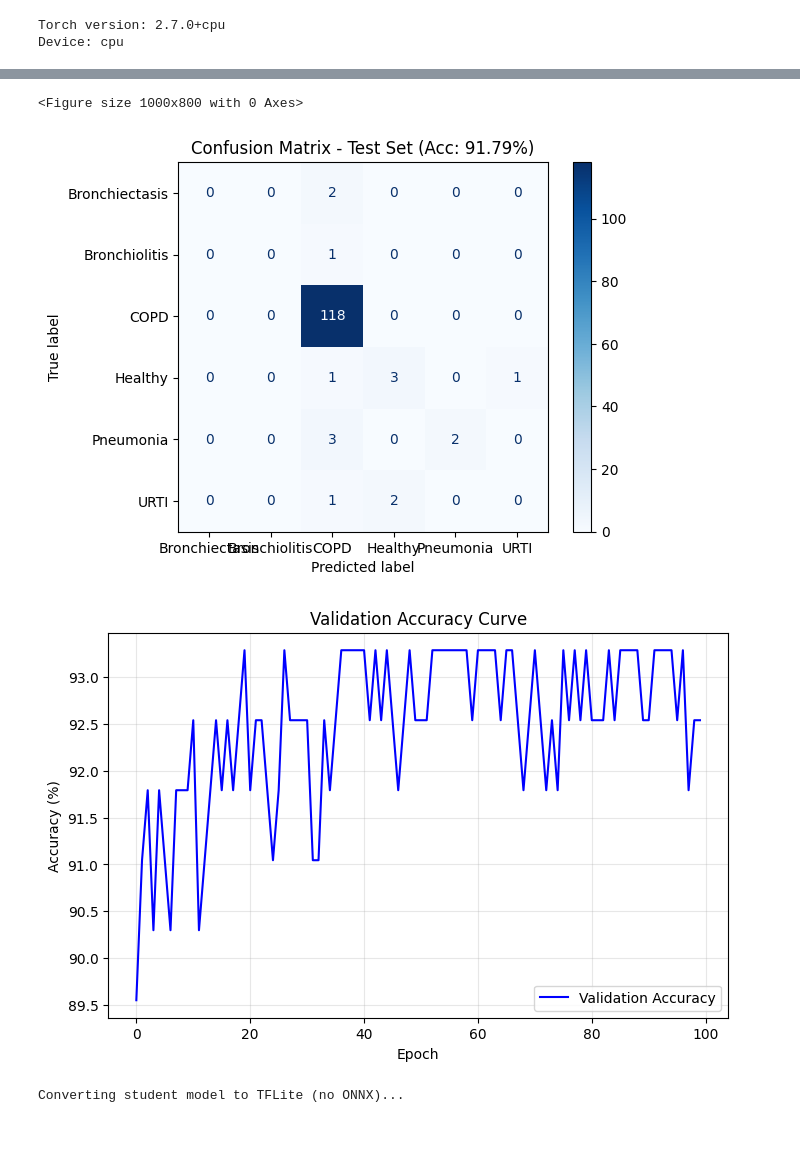
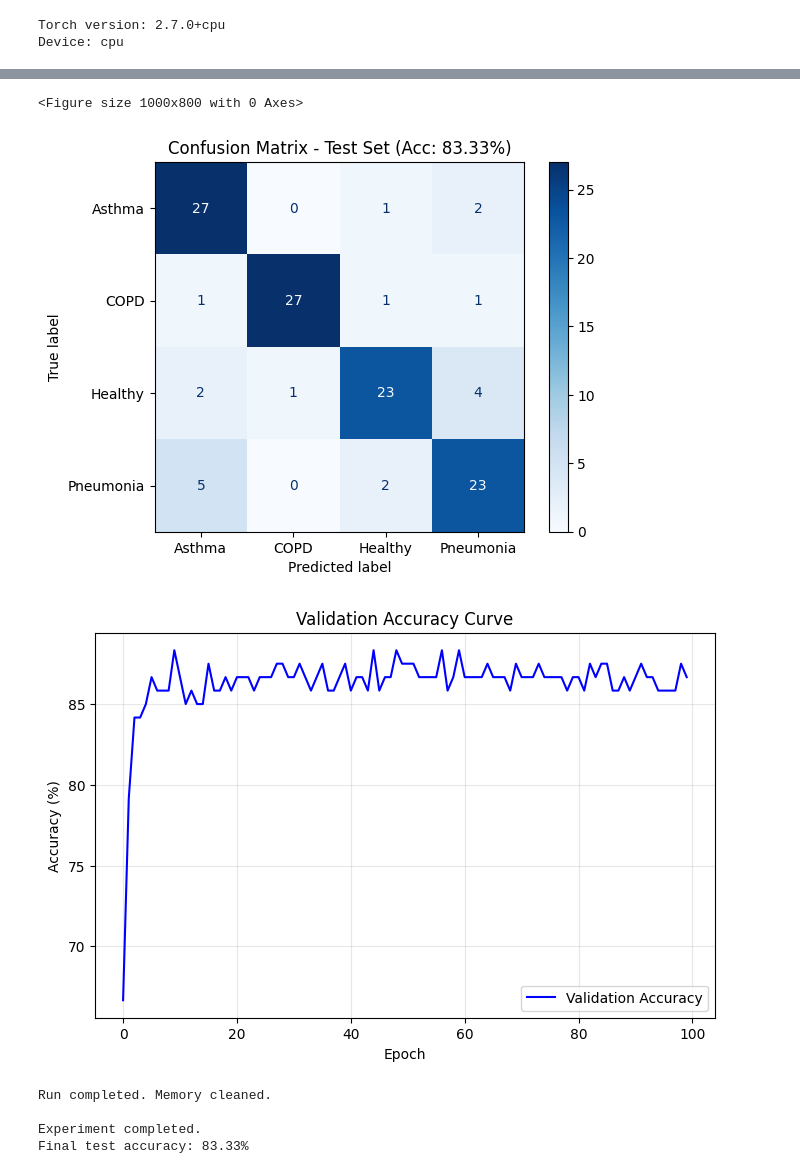
Before and after one commit to almirari/kd-audio-spectrograms, a Jupyter notebook: training.ipynb, the cells around one changed output, grey strips where cells are left out. Drawn from its saved outputs; the diff is of its cells as text; code cells hidden in the pictures; blank space fills up the shorter version.

Commit message:
fix push, fix .tflite, fix training pipeline.

```diff
--- a/training.ipynb
+++ b/training.ipynb
@@ -26,8 +26,8 @@ print('Device:', device)
 Torch version: 2.7.0+cpu
 Device: cpu
 # %%
-root_dir = './data_spectrograms/'
-image_dir = './data_spectrograms/'
+root_dir = './data/spectrograms/'
+image_dir = './data/spectrograms/'
 image_paths = []
 
 for root, dirs, files in os.walk(image_dir):
@@ -126,10 +126,10 @@ val_transforms = transforms.Compose([
     transforms.Normalize([0.5, 0.5, 0.5], [0.5, 0.5, 0.5])
 ])
 # %%
-DATA_ROOT = './data_spectrograms/'
-TRAIN_LIST = './data_splits/train.txt'
-VAL_LIST   = './data_splits/val.txt'
-TEST_LIST  = './data_splits/test.txt'
+DATA_ROOT = './data/spectrograms/'
+TRAIN_LIST = './data/splits/train.txt'
+VAL_LIST   = './data/splits/val.txt'
+TEST_LIST  = './data/splits/test.txt'
 # %%
 # Load datasets once
 train_ds = CustomSpectrogramDataset(DATA_ROOT, TRAIN_LIST, transform=train_transforms)
@@ -170,7 +170,7 @@ def print_model_parameters(model, model_name="Model"):
     print(f"Trainable Parameters: {trainable_params:,}")
 # %%
 # model factory functions
-def get_teacher(num_classes=6, pretrained=True):
+def get_teacher(num_classes=4, pretrained=True): #num_classes=6
     try:
         if pretrained:
             teacher = models.resnet50(weights=models.ResNet50_Weights.IMAGENET1K_V1)
@@ -182,7 +182,7 @@ def get_teacher(num_classes=6, pretrained=True):
     teacher.fc = nn.Linear(teacher.fc.in_features, num_classes)
     return teacher
 
-def get_student(num_classes=6, pretrained=True):
+def get_student(num_classes=4, pretrained=True):
     try:
         if pretrained:
             student = models.mobilenet_v2(weights=models.MobileNet_V2_Weights.IMAGENET1K_V1)
@@ -281,7 +281,7 @@ def finetune_teacher(teacher, train_loader, val_loader, device, epochs=15, lr=1e
 def train_student_kd(
     teacher, student, train_loader, val_loader, device,
     epochs=30, lr=1e-4, alpha=0.7, temperature=4.0,
-    save_path='./student_best.pth'
+    save_path='./student.pth'
 ):
     """Ultra memory-efficient knowledge distillation training"""
     # Move models to device
@@ -599,7 +656,7 @@ def run_kd(save_tflite=True):
 if __name__ == "__main__":
     mp.set_start_method('spawn', force=True)
     os.environ['PYTORCH_CUDA_ALLOC_CONF'] = 'expandable_segments:True'
-    results = run_kd(save_tflite=True)
+    results = run_kd(save_tflite=False)
     print("\nExperiment completed.")
     print(f"Final test accuracy: {results['test_acc']:.2f}%")
 # %% [output]
@@ -651,4 +708,7 @@ Test accuracy: 91.79%
 <Figure size 1000x800 with 0 Axes>
-[figure, old version]
+[figure, new version]
-[figure, old version]
+[figure, new version]
-Converting student model to TFLite (no ONNX)...
+Run completed. Memory cleaned.
+
+Experiment completed.
+Final test accuracy: 83.33%
```
Also changed, not shown: parts of 4 cells of this notebook, 9 other files.
